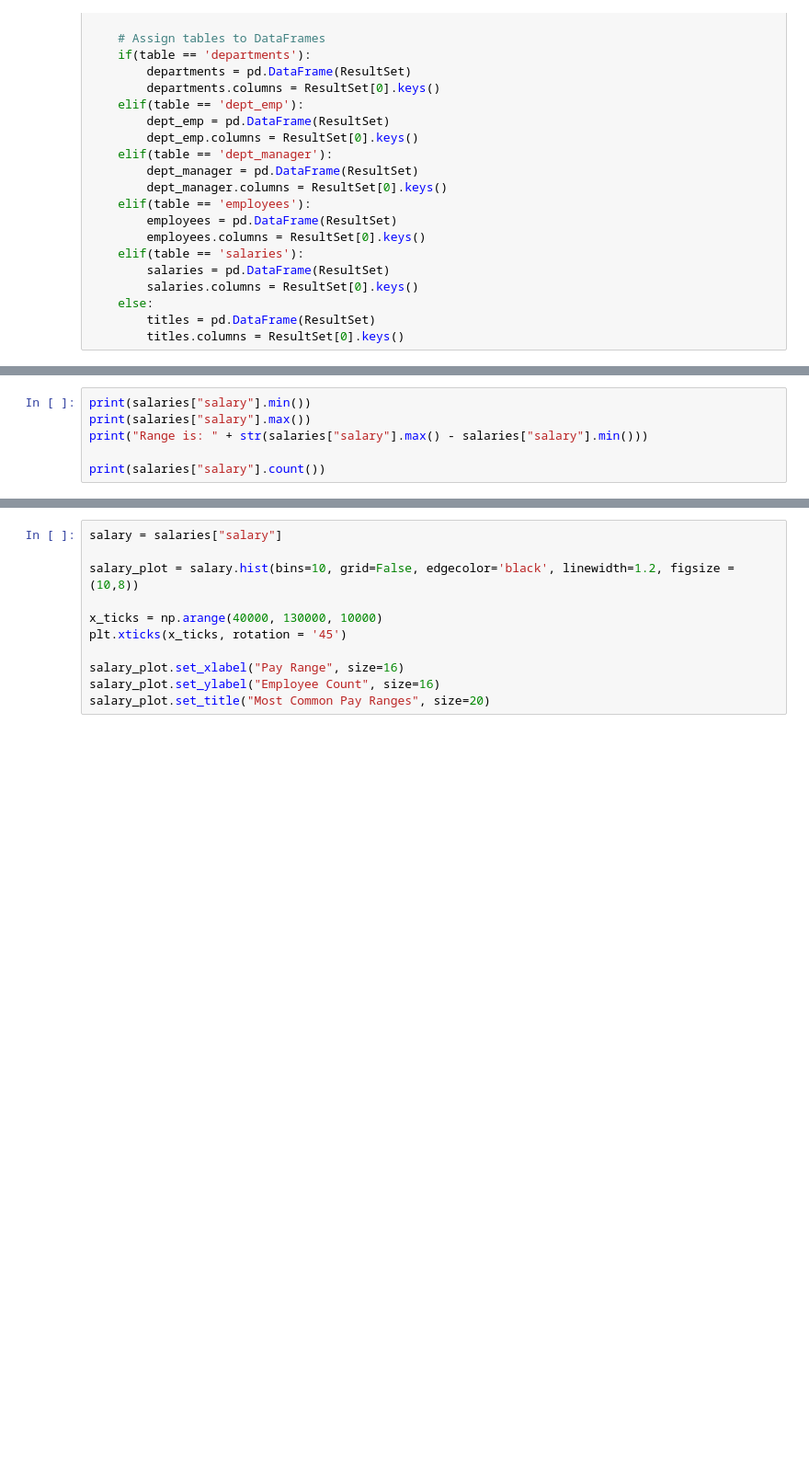
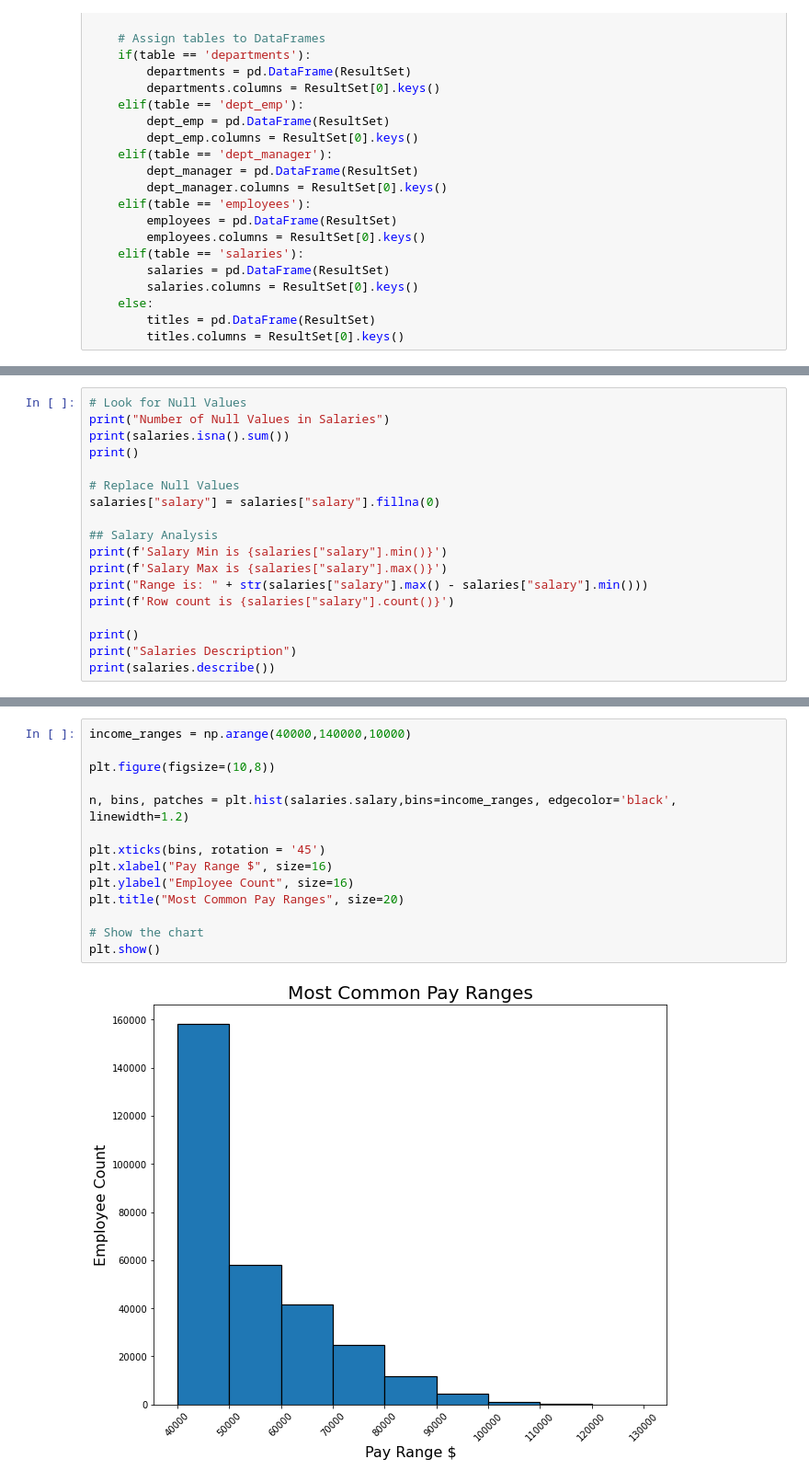
Before and after one commit to James-Akerman/pewlett-hackard-employee-postgres-database, a Jupyter notebook: EmployeeSQL/Bonus Analysis.ipynb, the cells around one changed output, grey strips where cells are left out. Shown: that part at 92% size. Drawn from its saved outputs; the diff is of its cells as text; blank space fills up the shorter version.

```diff
--- a/EmployeeSQL/Bonus Analysis.ipynb
+++ b/EmployeeSQL/Bonus Analysis.ipynb
@@ -55,6 +49,18 @@ titles
 # %%
-print(salaries["salary"].min())
-print(salaries["salary"].max())
+# Look for Null Values
+print("Number of Null Values in Salaries")
+print(salaries.isna().sum())
+print()
+
+# Replace Null Values
+salaries["salary"] = salaries["salary"].fillna(0)
+
+## Salary Analysis
+print(f'Salary Min is {salaries["salary"].min()}')
+print(f'Salary Max is {salaries["salary"].max()}')
 print("Range is: " + str(salaries["salary"].max() - salaries["salary"].min()))
+print(f'Row count is {salaries["salary"].count()}')
 
-print(salaries["salary"].count())
+print()
+print("Salaries Description")
+print(salaries.describe())
@@ -61,12 +90,17 @@ print(salaries["salary"].count())
 # %%
-salary = salaries["salary"]
+income_ranges = np.arange(40000,140000,10000)
 
-salary_plot = salary.hist(bins=10, grid=False, edgecolor='black', linewidth=1.2, figsize = (10,8))
+plt.figure(figsize=(10,8))
 
-x_ticks = np.arange(40000, 130000, 10000)
-plt.xticks(x_ticks, rotation = '45')
+n, bins, patches = plt.hist(salaries.salary,bins=income_ranges, edgecolor='black', linewidth=1.2)
 
-salary_plot.set_xlabel("Pay Range", size=16)
-salary_plot.set_ylabel("Employee Count", size=16)
-salary_plot.set_title("Most Common Pay Ranges", size=20)
+plt.xticks(bins, rotation = '45')
+plt.xlabel("Pay Range $", size=16)
+plt.ylabel("Employee Count", size=16)
+plt.title("Most Common Pay Ranges", size=20)
+
+# Show the chart
+plt.show()
+# %% [output]
+[figure, added]
 # %% [markdown]
```
Also changed, not shown: parts of 9 cells of this notebook, 6 other files.
